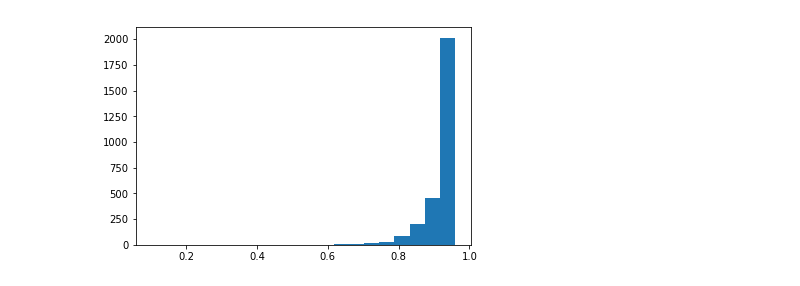
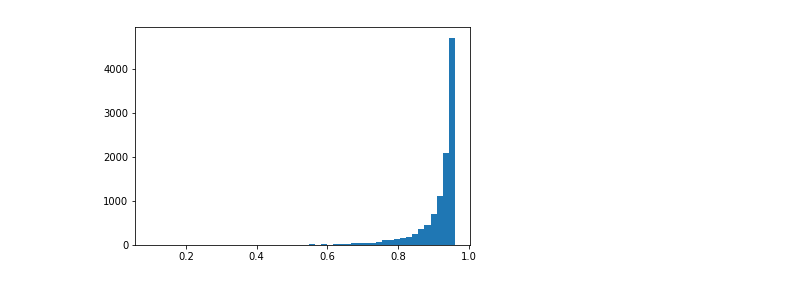
Before and after one commit to arimbr/theseus, a Jupyter notebook: analyze/Generating graph data.ipynb, the cells around one changed output. Cells and saved outputs as stored; diff of their text form; code cells hidden in the pictures.

```diff
--- a/analyze/Generating graph data.ipynb
+++ b/analyze/Generating graph data.ipynb
@@ -66,7 +100,9 @@ def save_graph_data(d, labels, values, minv=0, maxv=1, out='data.json'):
 df = jl_to_df("../data/theses_dump_21-03-2017.json")
 # %%
 # Get matrix representation
-labels, X = get_data_matrix(df["topics"], M=120000)
-labels, X = get_most_common(labels, X, N=1000)
+#df = filter_data(df, "col_10024_238")
+labels, X = get_data_matrix(df["topics"])
+labels, X = get_most_common(labels, X, min_count=100)
 X = X.toarray()
 values = X.sum(axis=0)
+plt.hist(values, bins=20)
@@ -73,11 +122,14 @@ values = X.sum(axis=0)
 # %%
 # Compute distances
-d = get_distance_matrix(X.T)
+#d = get_distance_matrix(X.T)
+d = get_distance_sparse_matrix(X.T)
+# %%
+labels, values, d = filter_distances(labels, values, d, maxv=0.9)
 # %%
-plt.hist(d.flatten(), bins=20, range=(0.1, 0.96))
+plt.hist(d.flatten(), bins=50, range=(0.1, 0.96))
 plt.show()
 # %% [output]
-[figure, old version]
+[figure, new version]
 # %%
 d.shape
 # %% [output]
```
Also changed, not shown: parts of 17 cells of this notebook, 9 other files.
